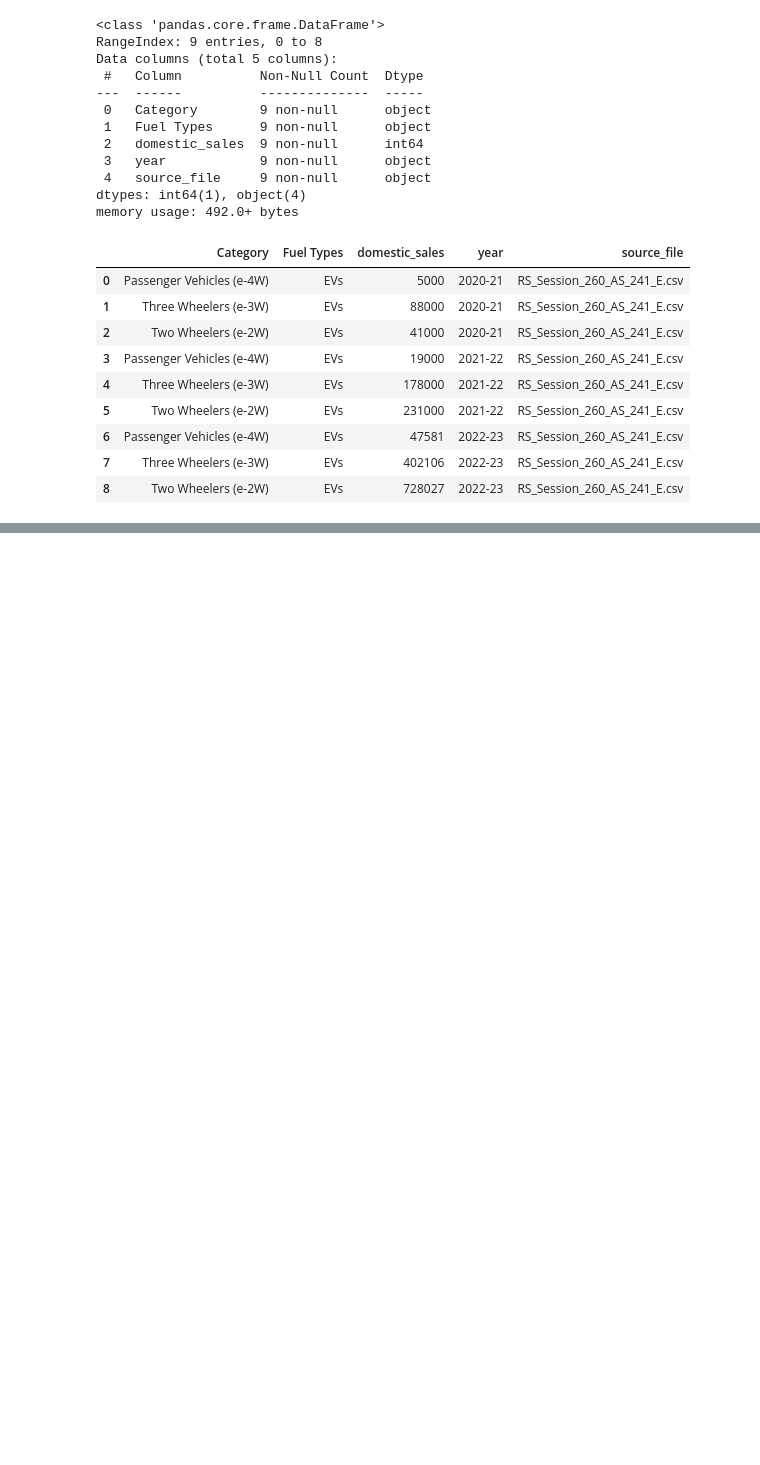
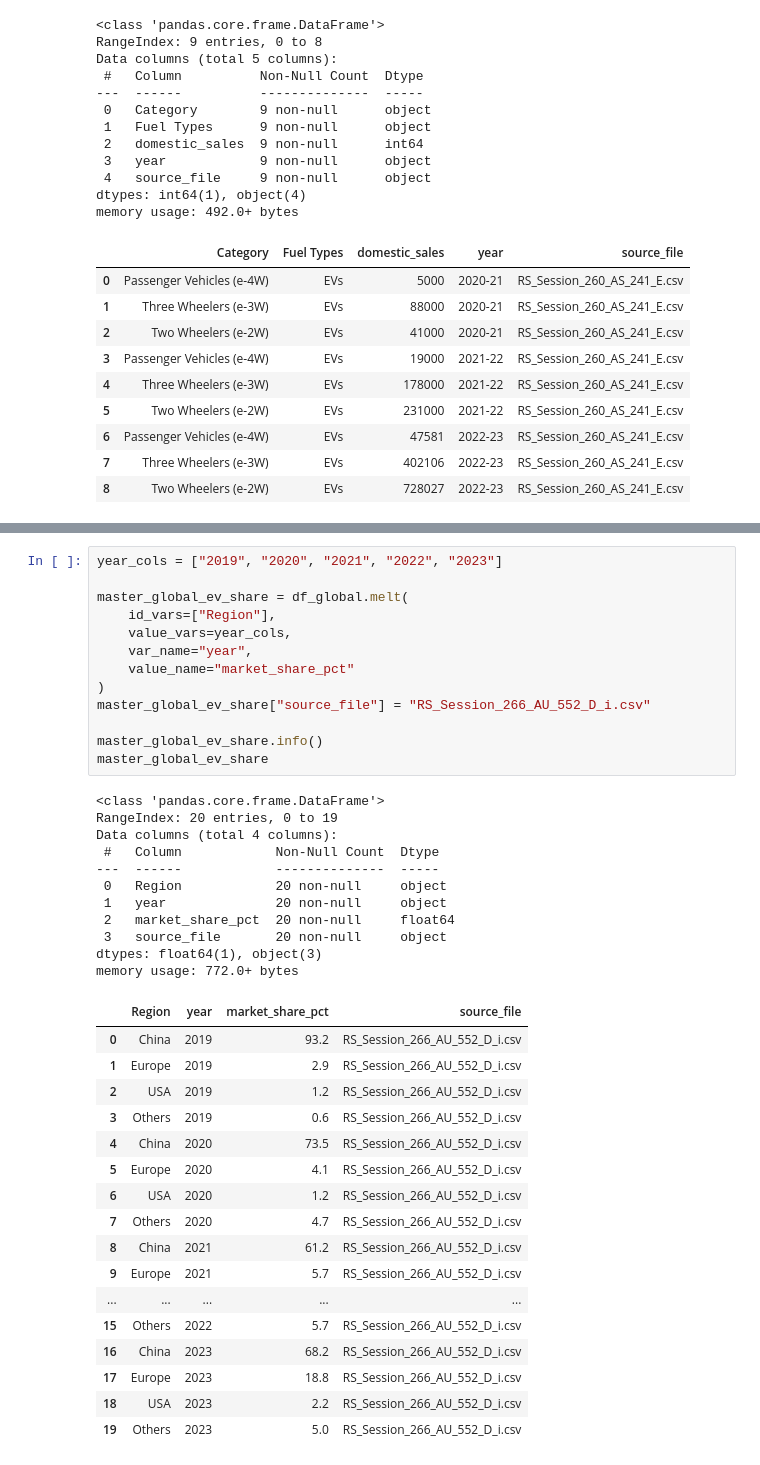
Before and after one commit to RitikaSen27/Automobile-sales-and-EV-adoption-trends, a Jupyter notebook: ev_cleaning.ipynb, the cells around one changed output, grey strips where cells are left out. Drawn from its saved outputs; the diff is of its cells as text; blank space fills up the shorter version.

Commit message:
Complete Global Comparison theme: 1 master table

```diff
--- a/ev_cleaning.ipynb
+++ b/ev_cleaning.ipynb
@@ -1315,0 +1334,42 @@ memory usage: 492.0+ bytes
+# %%
+year_cols = ["2019", "2020", "2021", "2022", "2023"]
+
+master_global_ev_share = df_global.melt(
+    id_vars=["Region"],
+    value_vars=year_cols,
+    var_name="year",
+    value_name="market_share_pct"
+)
+master_global_ev_share["source_file"] = "RS_Session_266_AU_552_D_i.csv"
+
+master_global_ev_share.info()
+master_global_ev_share
+# %% [output]
+<class 'pandas.core.frame.DataFrame'>
+RangeIndex: 20 entries, 0 to 19
+Data columns (total 4 columns):
+ #   Column            Non-Null Count  Dtype
+---  ------            --------------  -----
+ 0   Region            20 non-null     object
+ 1   year              20 non-null     object
+ 2   market_share_pct  20 non-null     float64
+ 3   source_file       20 non-null     object
+dtypes: float64(1), object(3)
+memory usage: 772.0+ bytes
+|  | Region | year | market_share_pct | source_file |
+| 0 | China | 2019 | 93.2 | RS_Session_266_AU_552_D_i.csv |
+| 1 | Europe | 2019 | 2.9 | RS_Session_266_AU_552_D_i.csv |
+| 2 | USA | 2019 | 1.2 | RS_Session_266_AU_552_D_i.csv |
+| 3 | Others | 2019 | 0.6 | RS_Session_266_AU_552_D_i.csv |
+| 4 | China | 2020 | 73.5 | RS_Session_266_AU_552_D_i.csv |
+| 5 | Europe | 2020 | 4.1 | RS_Session_266_AU_552_D_i.csv |
+| 6 | USA | 2020 | 1.2 | RS_Session_266_AU_552_D_i.csv |
+| 7 | Others | 2020 | 4.7 | RS_Session_266_AU_552_D_i.csv |
+| 8 | China | 2021 | 61.2 | RS_Session_266_AU_552_D_i.csv |
+| 9 | Europe | 2021 | 5.7 | RS_Session_266_AU_552_D_i.csv |
+| ... | ... | ... | ... | ... |
+| 15 | Others | 2022 | 5.7 | RS_Session_266_AU_552_D_i.csv |
+| 16 | China | 2023 | 68.2 | RS_Session_266_AU_552_D_i.csv |
+| 17 | Europe | 2023 | 18.8 | RS_Session_266_AU_552_D_i.csv |
+| 18 | USA | 2023 | 2.2 | RS_Session_266_AU_552_D_i.csv |
+| 19 | Others | 2023 | 5.0 | RS_Session_266_AU_552_D_i.csv |
```
Also changed, not shown: parts of 2 cells of this notebook.
